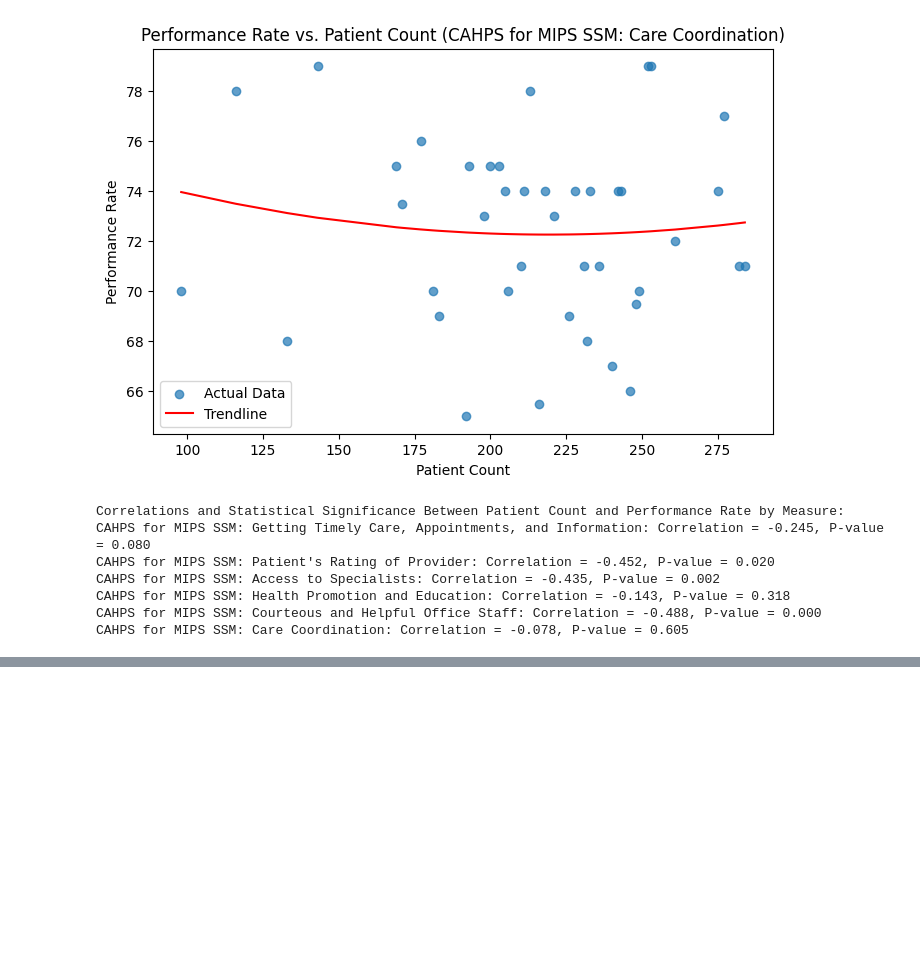
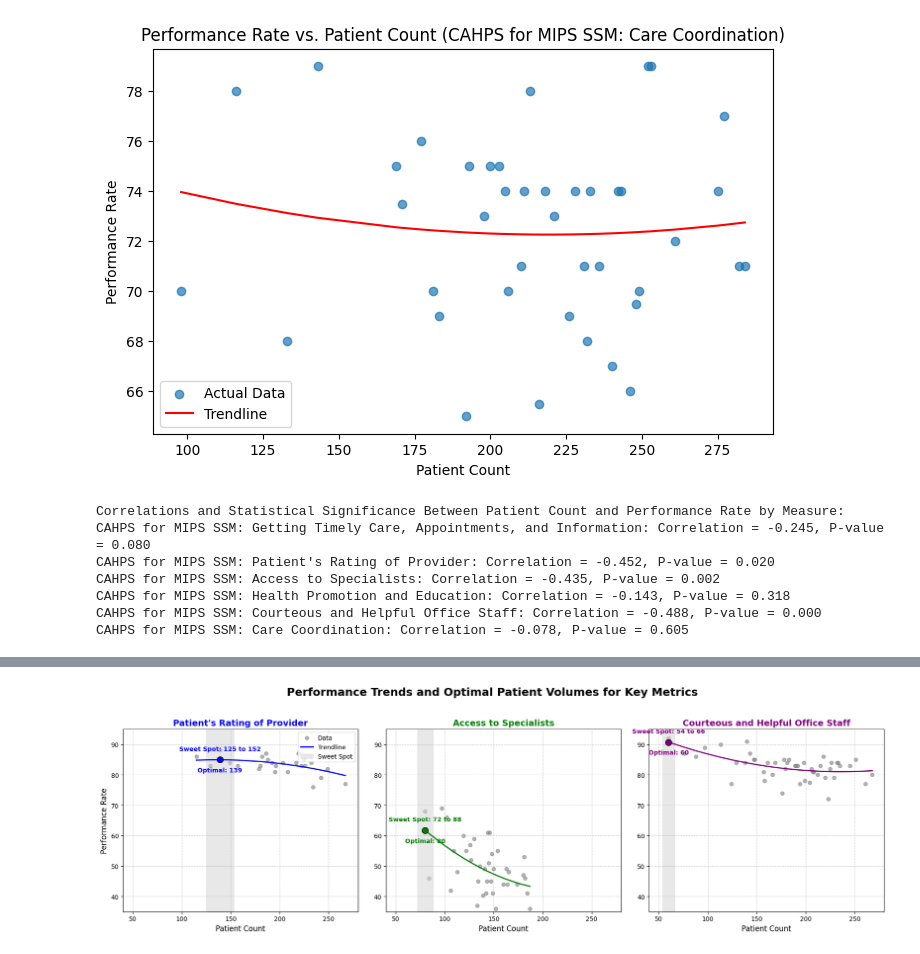
Before and after one commit to RWN-MD/CRISP-DM-Udacity-Project, a Jupyter notebook: CRISP_DM_Udacity_Project_Notebook.ipynb, the cells around one changed output, grey strips where cells are left out. Drawn from its saved outputs; the diff is of its cells as text; code cells hidden in the pictures; blank space fills up the shorter version.

```diff
--- a/CRISP_DM_Udacity_Project_Notebook.ipynb
+++ b/CRISP_DM_Udacity_Project_Notebook.ipynb
@@ -420,0 +638,90 @@ Actual vs. Predicted for: CAHPS for MIPS SSM: Courteous and Helpful Office Staff
+# %%
+import matplotlib.pyplot as plt
+import numpy as np
+
+# Define consistent y-axis and x-axis limits
+y_min, y_max = 35, 95  # Performance Rate range
+x_min, x_max = 40, 280  # Patient Count range
+
+# Define colors for measures
+colors = {
+    "CAHPS for MIPS SSM: Patient's Rating of Provider": 'blue',
+    "CAHPS for MIPS SSM: Access to Specialists": 'green',
+    "CAHPS for MIPS SSM: Courteous and Helpful Office Staff": 'purple'
+}
+
+# Initialize the figure and axes for subplots
+fig, axs = plt.subplots(1, 3, figsize=(18, 6))
+fig.suptitle("Performance Trends and Optimal Patient Volumes for Key Metrics", fontsize=18, fontweight="bold")
+
+# Quantitative metrics storage
+metrics_summary = []
+
+for ax, (measure, color) in zip(axs, colors.items()):
+    subset = cleaned_data[cleaned_data['measure_title'] == measure]
+    grouped = subset.groupby('patient_count')['prf_rate'].mean().reset_index()
+    x = grouped['patient_count']
+    y = grouped['prf_rate']
+
+    # Fit a quadratic trendline
+    z = np.polyfit(x, y, 2)
+    p = np.poly1d(z)
+
+    # Determine the highest point on the trendline
+    vertex_x = -z[1] / (2 * z[0])
+    vertex_y = p(vertex_x)
+    highest_point_x = x[np.argmax(p(x))]
+    highest_point_y = p(highest_point_x)
+
+    # Calculate sweet spot (±10% of the highest point for simplicity)
+    sweet_spot_start = max(x_min, highest_point_x * 0.9)
+    sweet_spot_end = min(x_max, highest_point_x * 1.1)
+
+    # Calculate quantitative metrics
+    r2 = np.corrcoef(x, p(x))[0, 1] ** 2  # R² value
+    correlation = np.corrcoef(x, y)[0, 1]  # Correlation coefficient
+    slope = z[0] * 2 * x + z[1]  # First derivative (rate of change)
+
+    metrics_summary.append({
+        'Measure': measure,
+        'Highest Point (Patient Count)': highest_point_x,
+        'Highest Point (Performance)': highest_point_y,
+        'Correlation Coefficient': correlation,
+        'R² Value': r2,
+        'Peak-to-Trough Difference': max(p(x)) - min(p(x))
+    })
+
+    # Plot data and trendline
+    ax.scatter(x, y, color='grey', alpha=0.6, label='Data')
+    ax.plot(x, p(x), color=color, label='Trendline', linewidth=2)
+
+    # Highlight sweet spot
+    ax.axvspan(sweet_spot_start, sweet_spot_end, color='lightgrey', alpha=0.5, label='Sweet Spot')
+    ax.annotate(f"Sweet Spot: {int(sweet_spot_start)} to {int(sweet_spot_end)}", xy=((sweet_spot_start + sweet_spot_end) / 2, highest_point_y),
+                xytext=(0, 15), textcoords="offset points", ha='center', fontsize=10, color=color, fontweight="bold")
+
+    # Annotate highest point
+    ax.scatter([highest_point_x], [highest_point_y], color=color, edgecolor='black', s=100, zorder=5)
+    ax.annotate(f"Optimal: {int(highest_point_x)}", xy=(highest_point_x, highest_point_y),
+                textcoords="offset points", xytext=(0, -20), ha='center', fontsize=10, color=color, fontweight="bold")
+
+    # Set axis labels and limits
+    ax.set_title(measure.split(": ")[-1], fontsize=14, fontweight="bold", color=color)
+    ax.set_xlim(x_min, x_max)
+    ax.set_ylim(y_min, y_max)
+    ax.set_xlabel("Patient Count", fontsize=12)
+    ax.grid(axis="both", linestyle="--", alpha=0.6)
+    if ax == axs[0]:
+        ax.set_ylabel("Performance Rate", fontsize=12)
+
+# Add legend and show plot
+axs[0].legend(loc="upper right", fontsize=10)
+plt.tight_layout(rect=[0, 0.03, 1, 0.95])
+plt.show()
+
+# Display quantitative metrics summary
+import pandas as pd
+metrics_df = pd.DataFrame(metrics_summary)
+print(metrics_df)
+# %% [output]
+[figure, added]
```
Also changed, not shown: parts of 14 cells of this notebook.
